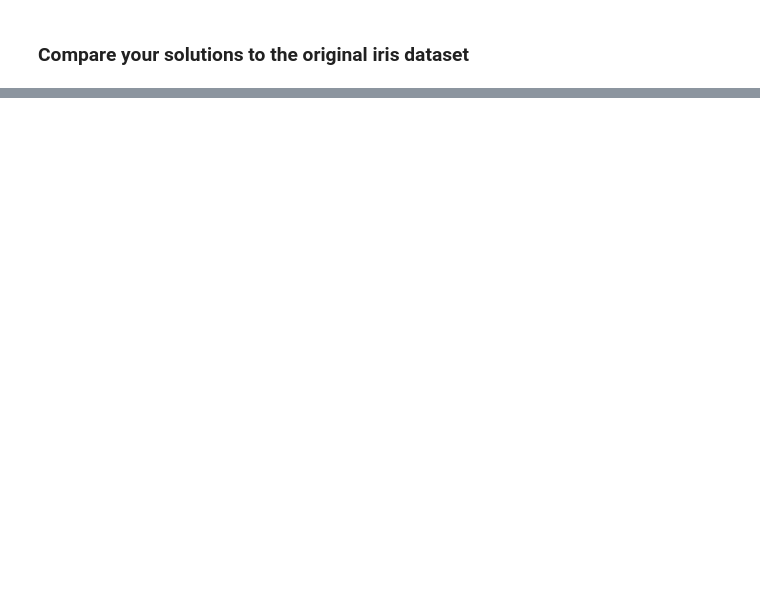
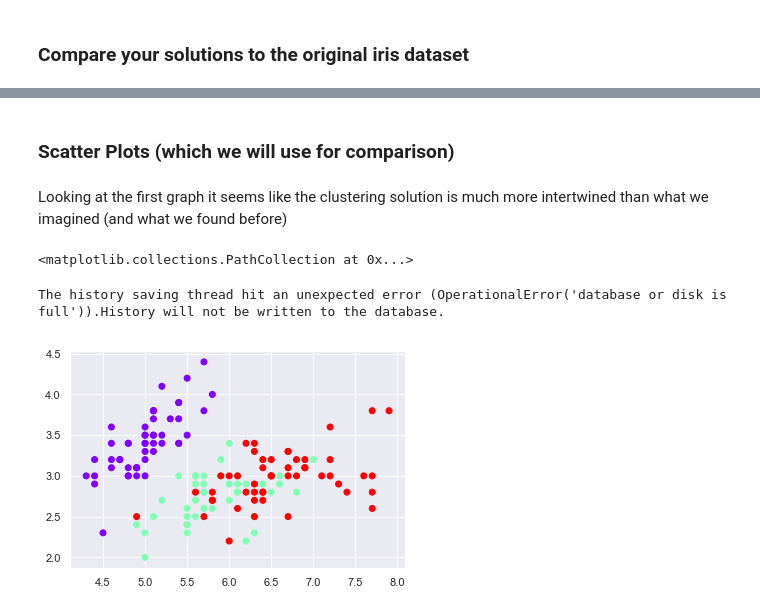
Before and after one commit to Andre-Williams22/Data-Science-ML-Courses, a Jupyter notebook: 365-DataScience/Advanced-Statistical-Methods/Clustering Species Segmentation.ipynb, the cells around one changed output, grey strips where cells are left out. Cells and saved outputs as stored; diff of their text form; code cells hidden in the pictures; blank space fills up the shorter version.

```diff
--- a/365-DataScience/Advanced-Statistical-Methods/Clustering Species Segmentation.ipynb
+++ b/365-DataScience/Advanced-Statistical-Methods/Clustering Species Segmentation.ipynb
@@ -203,2 +203,4 @@ Text(0, 0.5, 'Sepal Width')
 # %% [markdown]
 ### Compare your solutions to the original iris dataset
+# %%
+real_data = pd.read_csv('datasets/iris_with_answers.csv')
@@ -204,0 +211,2 @@ Text(0, 0.5, 'Sepal Width')
+# %%
+real_data['species'] = real_data['species'].map({'setosa':0,'versicolor':1,'virginica':2})
@@ -204,0 +222,10 @@ Text(0, 0.5, 'Sepal Width')
+# %% [markdown]
+### Scatter Plots (which we will use for comparison)
+# %% [markdown]
+Looking at the first graph it seems like the clustering solution is much more intertwined than what we imagined (and what we found before)
+# %%
+plt.scatter(real_data['sepal_length'],real_data['sepal_width'],c=real_data['species'],cmap='rainbow')
+# %% [output]
+<matplotlib.collections.PathCollection at 0x...>
+The history saving thread hit an unexpected error (OperationalError('database or disk is full')).History will not be written to the database.
+[figure, added]
```
Also changed, not shown: parts of 15 cells of this notebook, 1 other file.
